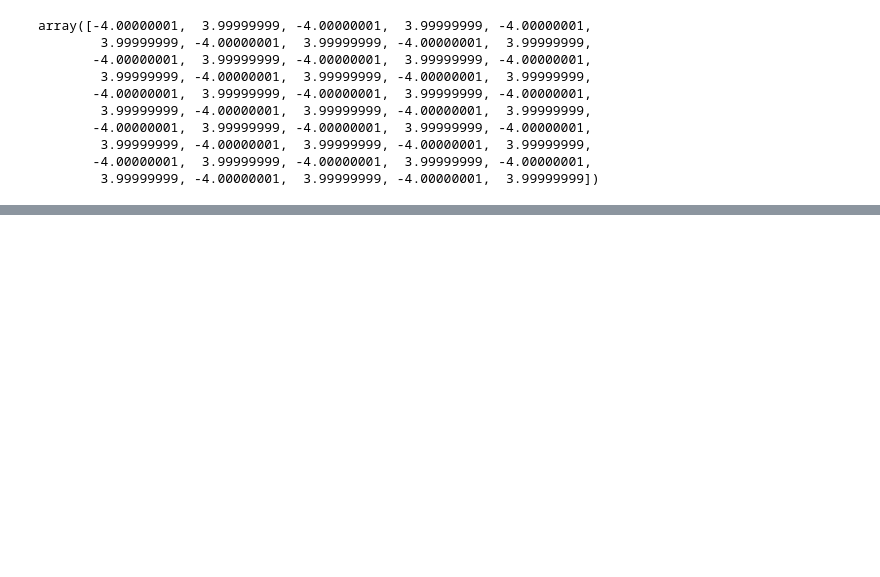
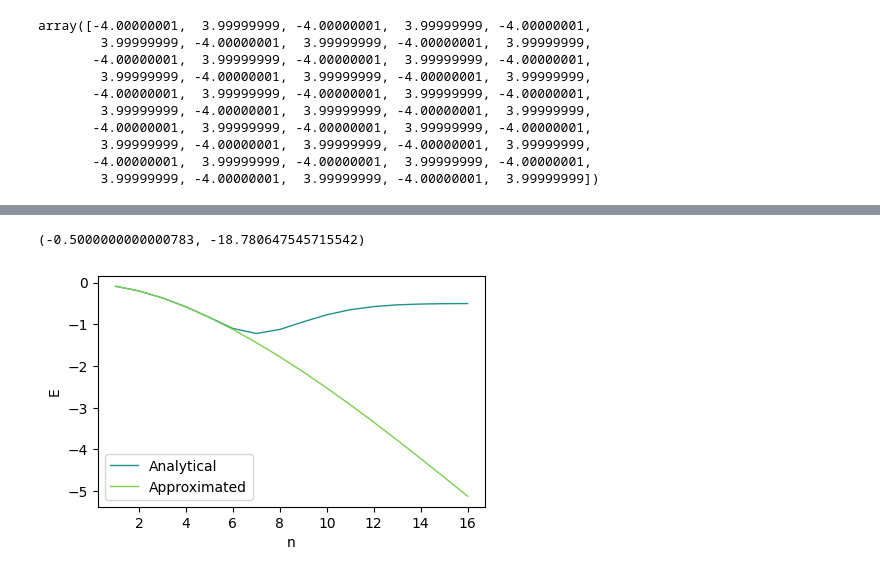
Before and after one commit to BelugaHaechi/garcia-theoretical-chemistry, a Jupyter notebook: Hatom.ipynb, the cells around one changed output, grey strips where cells are left out. Drawn from its saved outputs; the diff is of its cells as text; code cells hidden in the pictures; blank space fills up the shorter version.

Commit message:
Add integrated function and graphs of E vs n

```diff
--- a/Hatom.ipynb
+++ b/Hatom.ipynb
@@ -148,12 +162,12 @@ plt.plot(X,F,"r",X,phi(X),"b--")
 [figure]
 # %%
 # numerical overlap computation
-overlap_estimate = np.dot(c, np.dot(overlap_matrix, c)) * L * 0.5
-ke_integral = np.dot(c, np.dot(ke_matrix, c)) / L
-pe_integral = np.dot(c, np.dot(pe_matrix, c)) * -Z
+overlap_estimate = np.dot(c, np.dot(overlap_matrix, c))
+ke_integral = np.dot(c, np.dot(ke_matrix, c))
+pe_integral = np.dot(c, np.dot(pe_matrix, c))
 ke_approx = ke_integral/overlap_estimate
 pe_approx = pe_integral/overlap_estimate
 energy_approx = ke_approx + pe_approx
-print(overlap_estimate)
+print(overlap_estimate, ke_integral, pe_integral)
 print(ke_approx, pe_approx, energy_approx)
 # %% [output]
@@ -162,12 +176,13 @@ print(ke_approx, pe_approx, energy_approx)
 # %%
 def energy(c):
-    overlap_integral = np.dot(c, np.dot(overlap_matrix, c)) * L * 0.5
-    ke_integral = np.dot(c, np.dot(ke_matrix, c)) / L
-    pe_integral = np.dot(c, np.dot(pe_matrix, c)) * -Z
+    overlap_integral = np.dot(c, np.dot(overlap_matrix, c))
+    ke_integral = np.dot(c, np.dot(ke_matrix, c))
+    pe_integral = np.dot(c, np.dot(pe_matrix, c))
     return (ke_integral + pe_integral) / overlap_integral
 # %%
 def gradient(c):
-    h_matrix = ke_matrix / L + pe_matrix * -Z
-    integral = np.dot(h_matrix - energy(c) * overlap_matrix * L * 0.5, c)
-    overlap_integral = np.dot(c, np.dot(overlap_matrix, c)) * L * 0.5
+    h_matrix = ke_matrix + pe_matrix
+    integral = np.dot(h_matrix - energy(c) * overlap_matrix, c)
+    overlap_integral = np.dot(c, np.dot(overlap_matrix, c))
+#    print(energy(c) * overlap_matrix, overlap_integral, integral, h_matrix)
     return 2 * integral / overlap_integral
@@ -279,0 +339,30 @@ conjugate_gradient(energy, gradient, c0)
+# %%
+setup(50)
+# %% [output]
+(-0.5000000000000783, -18.780647545715542)
+# %%
+X = []
+e_exact = []
+e_approx = []
+
+for i in range(1,17,1):
+    exact, approx = setup(i)
+    X.append(i)
+    e_exact.append(exact)
+    e_approx.append(approx)
+
+
+fig, ax1 = plt.subplots(figsize=(5, 3))
+ax1.set_xlabel(r'n')
+ax1.set_ylabel(r'E')
+
+colors = plt.cm.viridis([.5, .8])
+
+p1 = ax1.plot(X, e_exact, color=colors[0], ls='-', lw=1, label='Analytical')
+p2 = ax1.plot(X, e_approx, color=colors[1], ls='-', lw=1, label='Approximated')
+
+ax1.legend(handles=p1+p2, loc='best')
+
+plt.savefig('hatom-broken.png', bbox_inches='tight', dpi=300)
+# %% [output]
+[figure, added]
```
Also changed, not shown: parts of 9 cells of this notebook.
